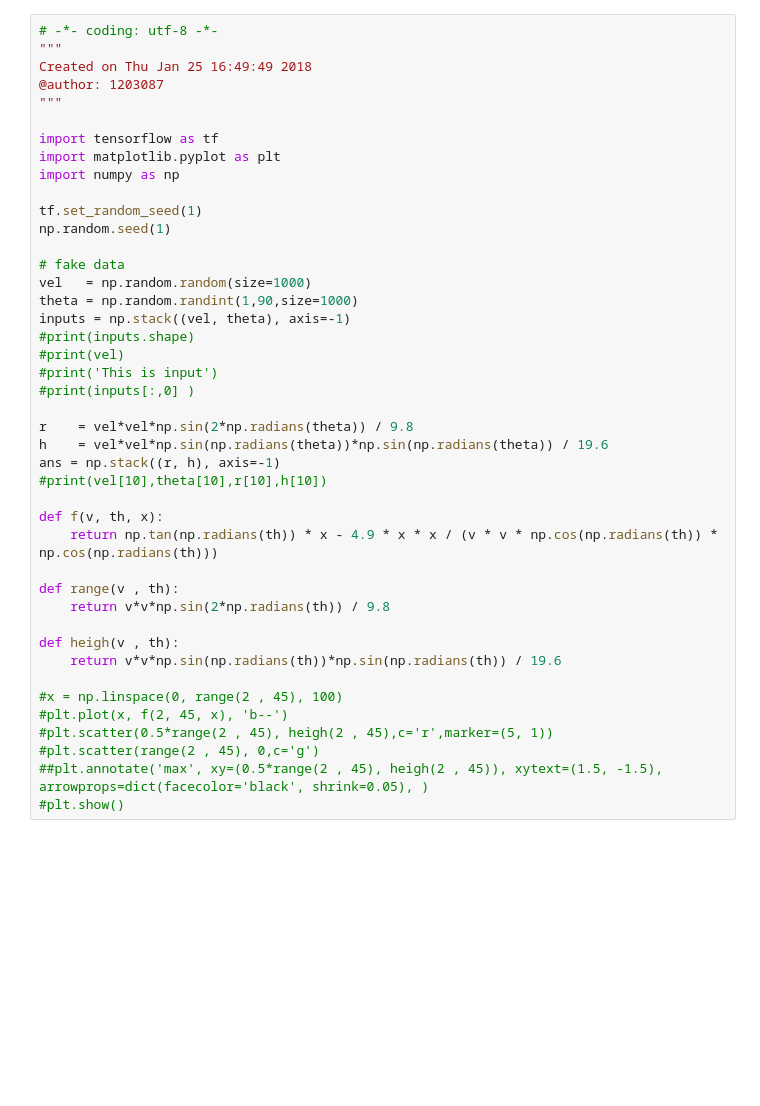
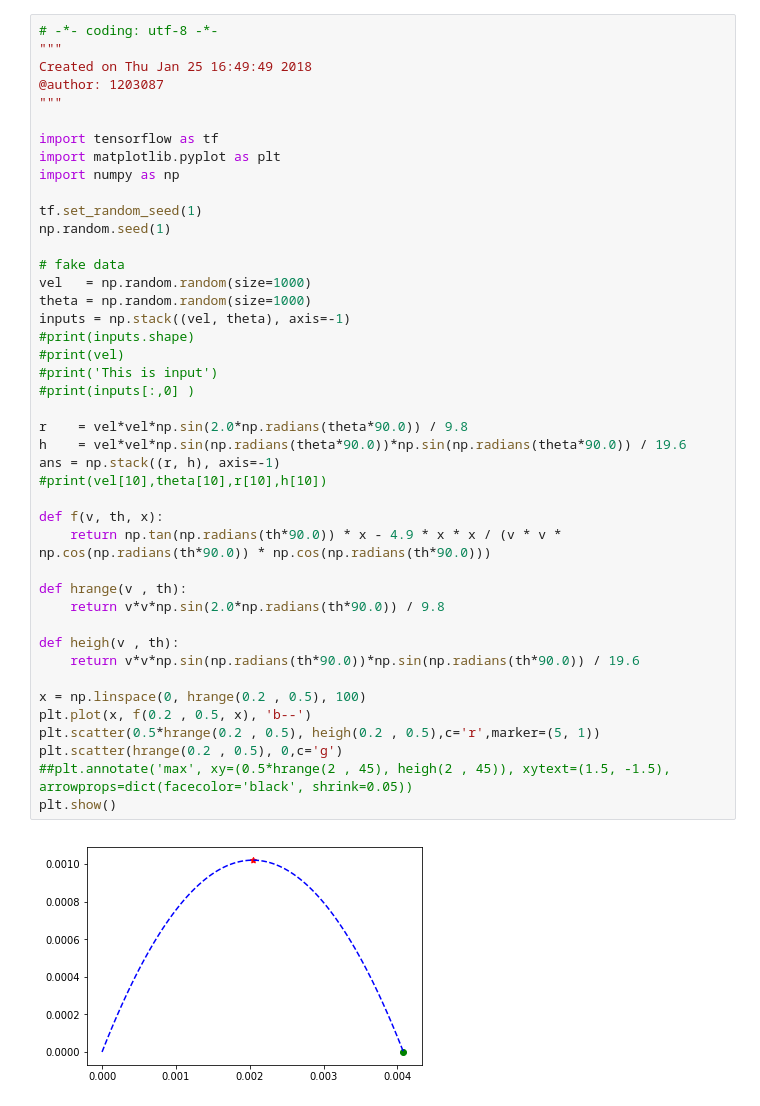
Before and after one commit to acyang/projectile_motion, a Jupyter notebook: projectile_motion.ipynb, the cells around one changed output. Drawn from its saved outputs; the diff is of its cells as text; blank space fills up the shorter version.

```diff
--- a/projectile_motion.ipynb
+++ b/projectile_motion.ipynb
@@ -1,44 +1,46 @@
 # %%
 # -*- coding: utf-8 -*-
 """
 Created on Thu Jan 25 16:49:49 2018
 @author: 1203087
 """
 
 import tensorflow as tf
 import matplotlib.pyplot as plt
 import numpy as np
 
 tf.set_random_seed(1)
 np.random.seed(1)
 
 # fake data
 vel   = np.random.random(size=1000)
-theta = np.random.randint(1,90,size=1000)
+theta = np.random.random(size=1000)
 inputs = np.stack((vel, theta), axis=-1)
 #print(inputs.shape)
 #print(vel)
 #print('This is input')
 #print(inputs[:,0] )
 
-r    = vel*vel*np.sin(2*np.radians(theta)) / 9.8
-h    = vel*vel*np.sin(np.radians(theta))*np.sin(np.radians(theta)) / 19.6
+r    = vel*vel*np.sin(2.0*np.radians(theta*90.0)) / 9.8
+h    = vel*vel*np.sin(np.radians(theta*90.0))*np.sin(np.radians(theta*90.0)) / 19.6
 ans = np.stack((r, h), axis=-1)
 #print(vel[10],theta[10],r[10],h[10])
 
 def f(v, th, x):
-    return np.tan(np.radians(th)) * x - 4.9 * x * x / (v * v * np.cos(np.radians(th)) * np.cos(np.radians(th)))
+    return np.tan(np.radians(th*90.0)) * x - 4.9 * x * x / (v * v * np.cos(np.radians(th*90.0)) * np.cos(np.radians(th*90.0)))
 
-def range(v , th):
-    return v*v*np.sin(2*np.radians(th)) / 9.8
+def hrange(v , th):
+    return v*v*np.sin(2.0*np.radians(th*90.0)) / 9.8
 
 def heigh(v , th):
-    return v*v*np.sin(np.radians(th))*np.sin(np.radians(th)) / 19.6
+    return v*v*np.sin(np.radians(th*90.0))*np.sin(np.radians(th*90.0)) / 19.6
 
-#x = np.linspace(0, range(2 , 45), 100)
-#plt.plot(x, f(2, 45, x), 'b--')
-#plt.scatter(0.5*range(2 , 45), heigh(2 , 45),c='r',marker=(5, 1))
-#plt.scatter(range(2 , 45), 0,c='g')
-##plt.annotate('max', xy=(0.5*range(2 , 45), heigh(2 , 45)), xytext=(1.5, -1.5), arrowprops=dict(facecolor='black', shrink=0.05), )
-#plt.show()
+x = np.linspace(0, hrange(0.2 , 0.5), 100)
+plt.plot(x, f(0.2 , 0.5, x), 'b--')
+plt.scatter(0.5*hrange(0.2 , 0.5), heigh(0.2 , 0.5),c='r',marker=(5, 1))
+plt.scatter(hrange(0.2 , 0.5), 0,c='g')
+##plt.annotate('max', xy=(0.5*hrange(2 , 45), heigh(2 , 45)), xytext=(1.5, -1.5), arrowprops=dict(facecolor='black', shrink=0.05))
+plt.show()
+# %% [output]
+[figure, added]
 # %%
```
Also changed, not shown: parts of 2 cells of this notebook, 1 other file.
